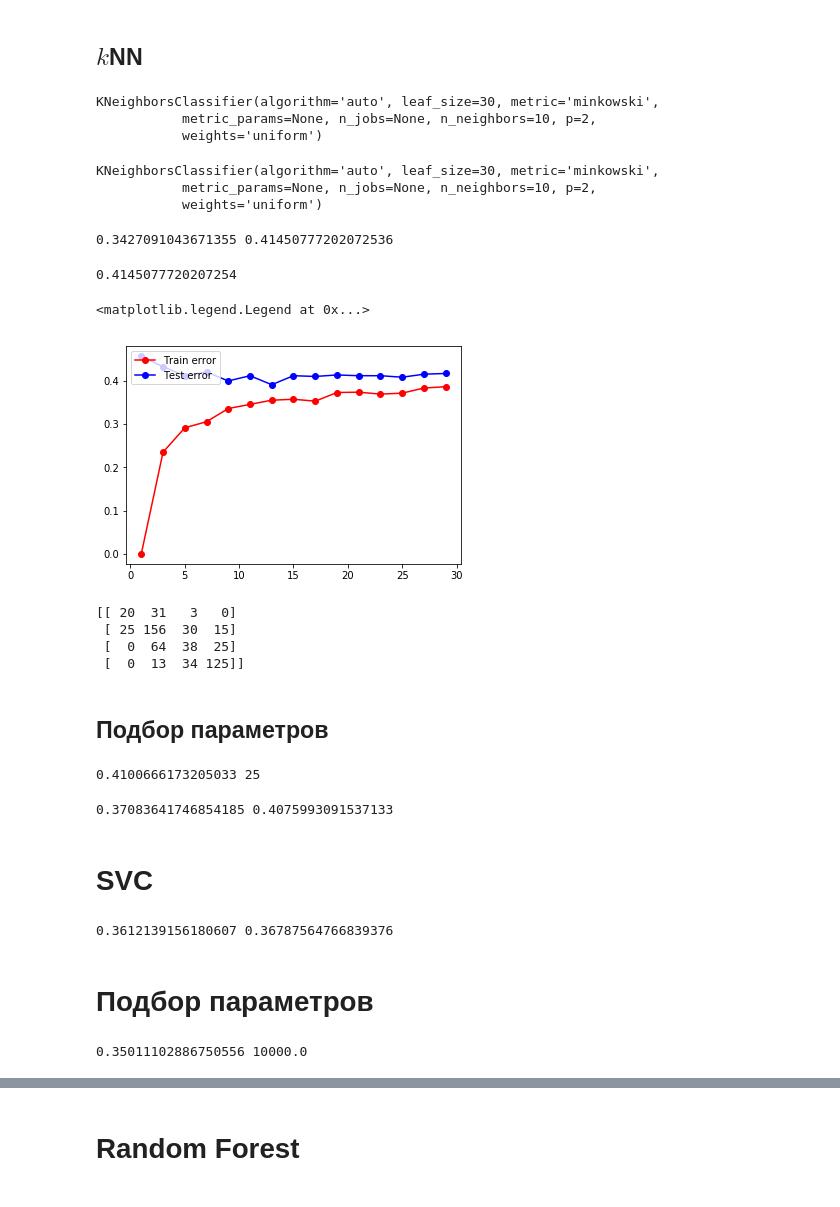
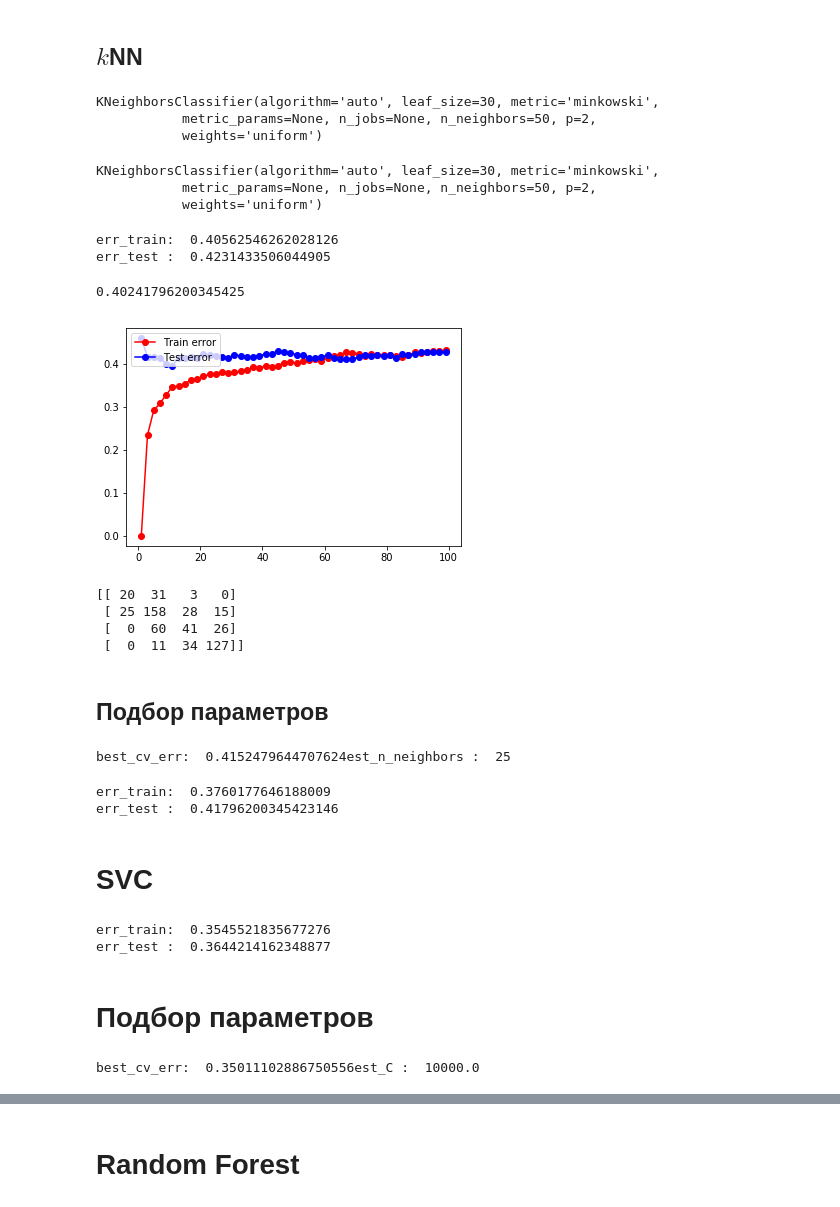
Before and after one commit to DaniilRoman/avito_data_mining, a Jupyter notebook: flats_avito.ipynb, the cells around one changed output, grey strips where cells are left out. Cells and saved outputs as stored; diff of their text form; code cells hidden in the pictures.

```diff
--- a/flats_avito.ipynb
+++ b/flats_avito.ipynb
@@ -431,3 +416,7 @@ min         0.000000
 75%         0.000000
 max         1.000000
 Name: vip, dtype: float64
+# %%
+data.at[data['agency'] == 'No', 'agency'] = 0
+data.at[data['agency'] == 'Yes', 'agency'] = 1
+data['agency'].describe()
@@ -540,18 +540,18 @@ print(N_train, N_test)
 # %%
 from sklearn.neighbors import KNeighborsClassifier
 
-knn = KNeighborsClassifier(n_neighbors = 10)
-#knn.set_params(n_neighbors=10)
+knn = KNeighborsClassifier(n_neighbors = 50)
+#knn.set_params(n_neighbors=50)
 knn.fit(X_train, y_train)
 # %% [output]
 KNeighborsClassifier(algorithm='auto', leaf_size=30, metric='minkowski',
-           metric_params=None, n_jobs=None, n_neighbors=10, p=2,
+           metric_params=None, n_jobs=None, n_neighbors=50, p=2,
            weights='uniform')
 # %%
 knn
 # %% [output]
 KNeighborsClassifier(algorithm='auto', leaf_size=30, metric='minkowski',
-           metric_params=None, n_jobs=None, n_neighbors=10, p=2,
+           metric_params=None, n_jobs=None, n_neighbors=50, p=2,
            weights='uniform')
 # %%
 y_train_predict = knn.predict(X_train)
@@ -560,39 +560,42 @@ y_test_predict = knn.predict(X_test)
 err_train = np.mean(y_train != y_train_predict)
 err_test  = np.mean(y_test  != y_test_predict)
 
-print(err_train, err_test)
+print('err_train: ', err_train, '\nerr_test : ', err_test)
 # %% [output]
-0.3427091043671355 0.41450777202072536
+err_train:  0.40562546262028126
+err_test :  0.4231433506044905
 # %%
 err_test = 1 - knn.score(X_test, y_test) # Другой способ
 # %%
 err_test
 # %% [output]
-0.4145077720207254
+0.40241796200345425
 # %%
-ran_k = range(1, 30, 2)
-err_train_mas = []
-err_test_mas = []
-for k in ran_k:
-    mod_k = KNeighborsClassifier(n_neighbors = k)
-    mod_k.fit(X_train, y_train)
-    err_train_mas.append(np.mean(mod_k.predict(X_train) != y_train))
-    err_test_mas.append(np.mean(mod_k.predict(X_test) != y_test))
-plt.plot(ran_k, err_train_mas, 'r-o', label = 'Train error')
-plt.plot(ran_k, err_test_mas,  'b-o', label = 'Test error')
-plt.legend(loc = 2)
+def print_model_evaluetion(mod, ran_C):
+    err_train_mas = []
+    err_test_mas = []
+    for c_cur in ran_C:
+        mod_c = mod(c_cur)
+        mod_c.fit(X_train, y_train)
+        err_train_mas.append(np.mean(mod_c.predict(X_train) != y_train))
+        err_test_mas.append(np.mean(mod_c.predict(X_test) != y_test))
+    plt.plot(ran_C, err_train_mas, 'r-o', label = 'Train error')
+    plt.plot(ran_C, err_test_mas,  'b-o', label = 'Test error')
+    plt.legend(loc = 2)
-# %% [output]
-<matplotlib.legend.Legend at 0x...>
-[figure, removed]
+# %%
+model = lambda x: KNeighborsClassifier(n_neighbors = x)
+print_model_evaluetion(model, range(1, 100, 2))
+# %% [output]
+[figure, added]
 # %%
 from sklearn.metrics import confusion_matrix
 
 print(confusion_matrix(y_test, y_test_predict))
 # %% [output]
 [[ 20  31   3   0]
- [ 25 156  30  15]
- [  0  64  38  25]
- [  0  13  34 125]]
+ [ 25 158  28  15]
+ [  0  60  41  26]
+ [  0  11  34 127]]
 # %% [markdown]
 ## Подбор параметров
 # %%
@@ -605,18 +608,19 @@ grid.fit(X_train, y_train)
 
 best_cv_err = 1 - grid.best_score_
 best_n_neighbors = grid.best_estimator_.n_neighbors
-print(best_cv_err, best_n_neighbors)
+print('best_cv_err: ', best_cv_err, '\best_n_neighbors : ', best_n_neighbors)
 # %% [output]
-0.4100666173205033 25
+best_cv_err:  0.4152479644707624est_n_neighbors :  25
 # %%
 knn = KNeighborsClassifier(n_neighbors = best_n_neighbors).fit(X_train, y_train)
 
 err_train = np.mean(y_train != knn.predict(X_train))
 err_test  = np.mean(y_test  != knn.predict(X_test))
 
-print(err_train, err_test)
+print('err_train: ', err_train, '\nerr_test : ', err_test)
 # %% [output]
-0.37083641746854185 0.4075993091537133
+err_train:  0.3760177646188009
+err_test :  0.41796200345423146
 # %% [markdown]
 # SVC
 # %%
@@ -627,9 +631,10 @@ svc.fit(X_train, y_train)
 err_train = np.mean(y_train != svc.predict(X_train))
 err_test  = np.mean(y_test  != svc.predict(X_test))
 
-print(err_train, err_test)
+print('err_train: ', err_train, '\nerr_test : ', err_test)
 # %% [output]
-0.3612139156180607 0.36787564766839376
+err_train:  0.3545521835677276
+err_test :  0.3644214162348877
 # %% [markdown]
 # Подбор параметров
 # %%
@@ -642,6 +647,6 @@ grid.fit(X_train, y_train)
 
 best_cv_err = 1 - grid.best_score_
 best_C = grid.best_estimator_.C
-print(best_cv_err, best_C)
+print('best_cv_err: ', best_cv_err, '\best_C : ', best_C)
 # %% [output]
-0.35011102886750556 10000.0
+best_cv_err:  0.35011102886750556est_C :  10000.0
```
Also changed, not shown: parts of 39 cells of this notebook, 3 other files.
